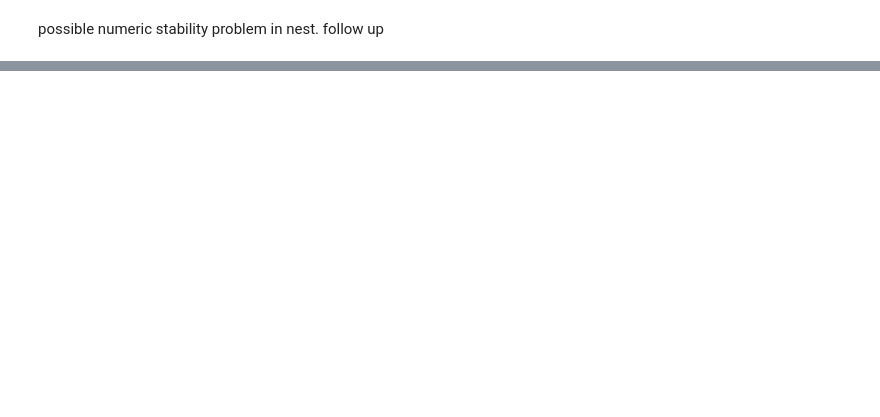
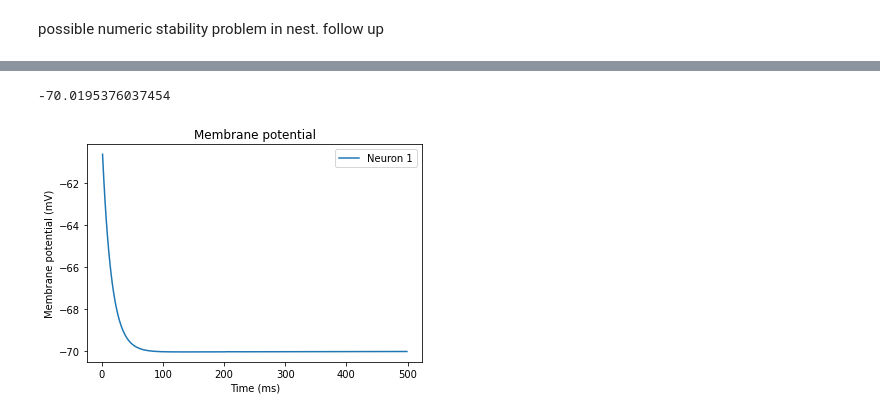
Before and after one commit to 104H/simulenation, a Jupyter notebook: src/epspcomputation.ipynb, the cells around one changed output, grey strips where cells are left out. Saved outputs shown, nothing was run; the diff lists cells and outputs as text; code cells hidden in the pictures; blank space fills up the shorter version.

```diff
--- a/src/epspcomputation.ipynb
+++ b/src/epspcomputation.ipynb
@@ -85,0 +117,6 @@ nest.voltage_trace.from_device(v)
+# %%
+# from MGN to iA1
+oneSpikeEpsp(neuron_inh_params_aone, 0.05)
+# %% [output]
+-70.0195376037454
+[figure, added]
```
Also changed, not shown: parts of 22 cells of this notebook.
